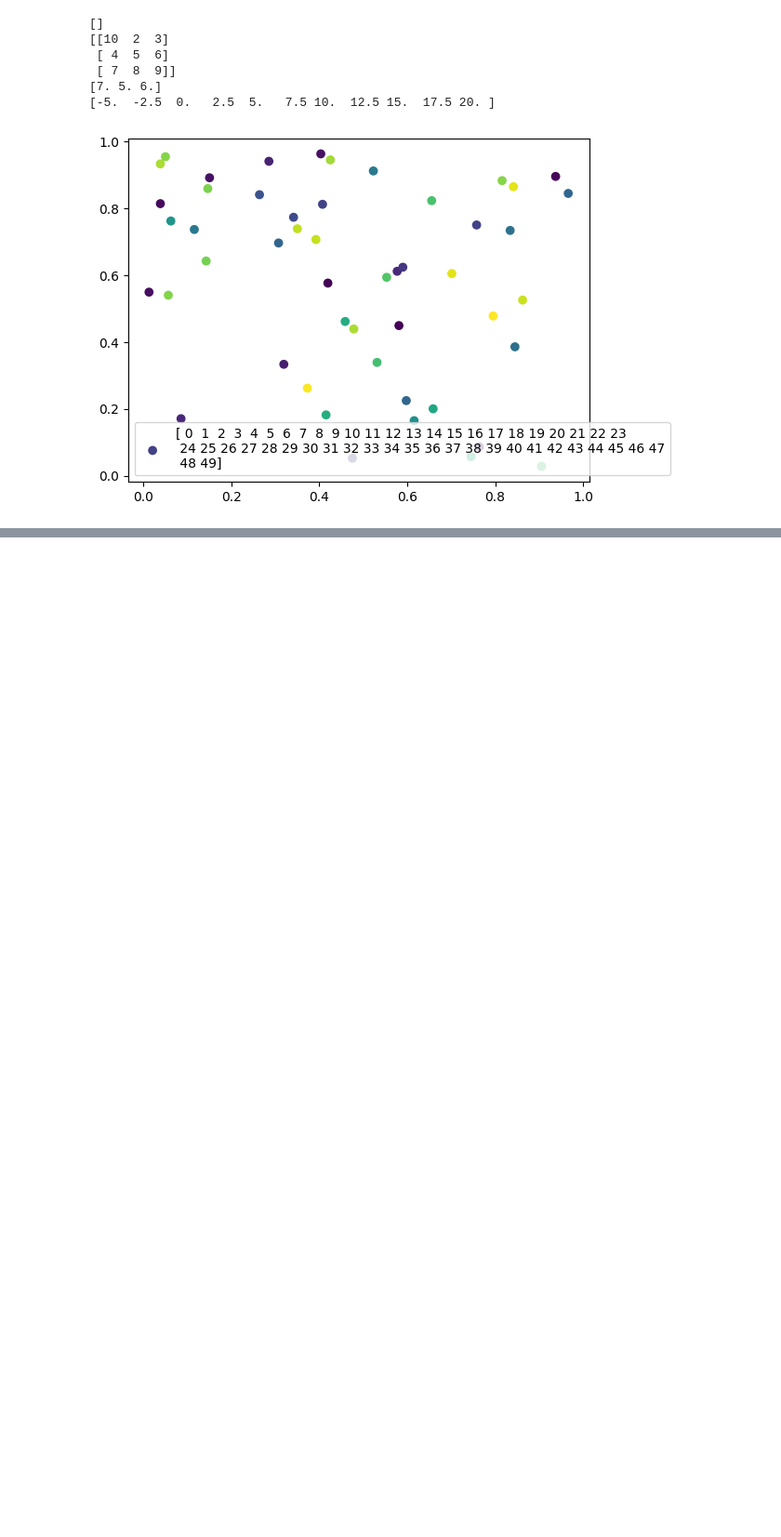
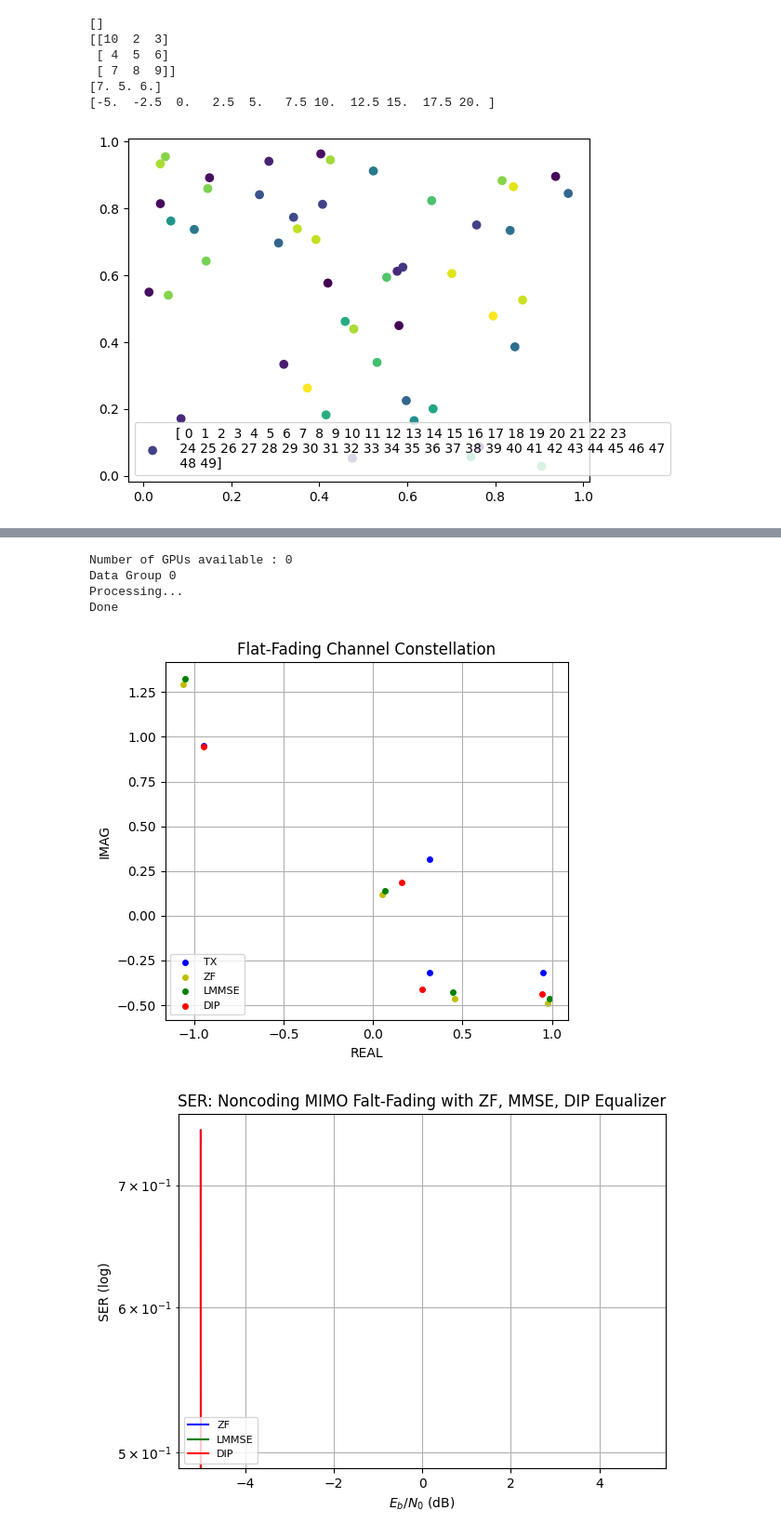
Before and after one commit to leeofaith/sionna, a Jupyter notebook: Jupyter Notebooks/Test.ipynb, the cells around one changed output, grey strips where cells are left out. Shown at 93% size. Drawn from its saved outputs; the diff is of its cells as text; code cells hidden in the pictures; blank space fills up the shorter version.

```diff
--- a/Jupyter Notebooks/Test.ipynb
+++ b/Jupyter Notebooks/Test.ipynb
@@ -3436,0 +3395,52 @@ Done
+# %%
+# Import TensorFlow and NumPy
+import tensorflow as tf
+import numpy as np
+
+# Import Sionna
+try:
+    import sionna as sn
+except ImportError as e:
+    # Install Sionna if package is not already installed
+    import os
+    os.system("pip install sionna")
+    import sionna as sn
+
+# For plotting
+%matplotlib inline
+# also try %matplotlib widget
+
+import matplotlib.pyplot as plt
+
+# for performance measurements
+import time
+
+# For the implementation of the Keras models
+from tensorflow.keras import Model
+from UncodedSystemFlatFading import UncodedSystemFlatFading
+
+Block_Length = 4           # Block Length (k):512
+NUM_BITS_PER_SYMBOL = 4    # Mapping: 16QAM
+CONSTELLATION_TYPE = "qam" #
+DEMAPPING_METHOD = "app"   # Demapping Method: "app"
+NUM_TX_ANT = 4             # Transmit Antennas: 4
+NUM_RX_ANT = 4             # Receive Antennas: 4
+
+NUM_DATA_GROUP = 1         # Number of Data Group: 5
+BATCH_SIZE = 1             # Number of Parallelly Processed Batches: 128
+EBN0_DB_MIN = -5.0         # Minimum Eb/N0 (dB): -5
+EBN0_DB_MAX = 5.0          # Maximum Eb/N0 (dB): 20
+NUM_EBN0_POINTS = 2        # EBNO Points: 11
+
+model_uncoded_ff = UncodedSystemFlatFading(Block_Length,
+                                           NUM_BITS_PER_SYMBOL,
+                                           CONSTELLATION_TYPE,
+                                           DEMAPPING_METHOD,
+                                           NUM_TX_ANT,
+                                           NUM_RX_ANT)
+model_uncoded_ff(NUM_DATA_GROUP,
+                 BATCH_SIZE,
+                 EBN0_DB_MIN,
+                 EBN0_DB_MAX,
+                 NUM_EBN0_POINTS);
+# %% [output]
@@ -3436,0 +3449,6 @@ Done
+Number of GPUs available : 0
+Data Group 0
+Processing...
+Done
+[figure, added]
+[figure, added]
```
Also changed, not shown: parts of 2 cells of this notebook, 5 other files.
